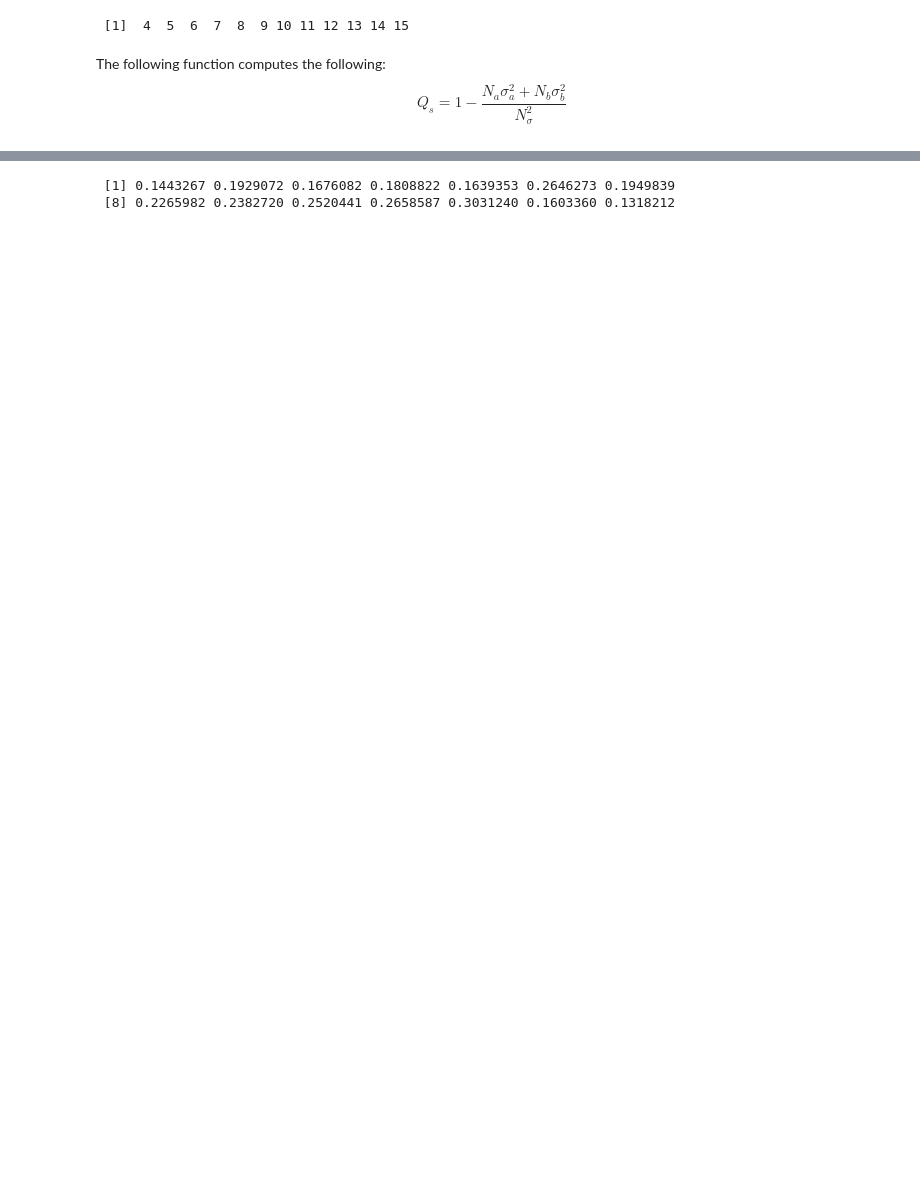
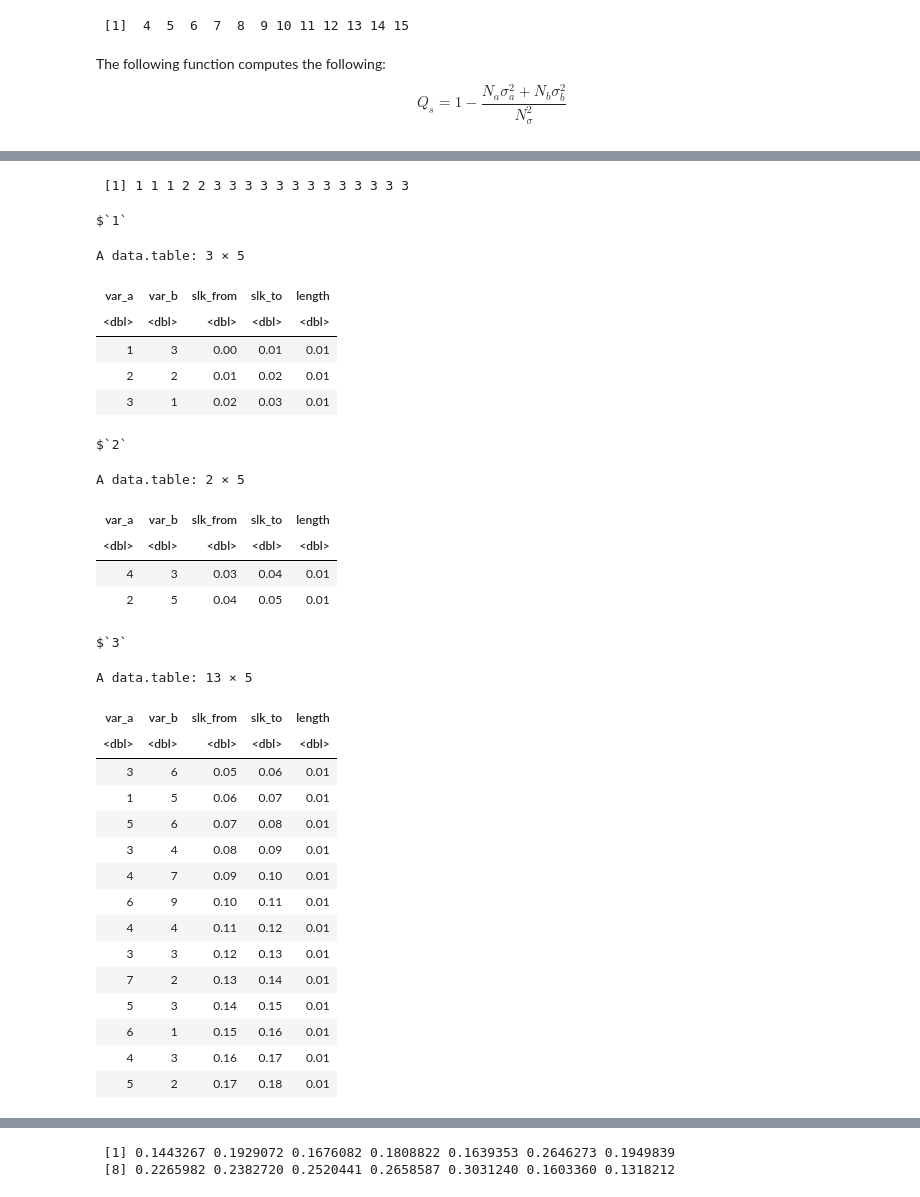
Before and after one commit to thehappycheese/homogeneous-segmentation, a Jupyter notebook: old_r_script/tests_of_old_r_code.ipynb, the cells around one changed output, grey strips where cells are left out. Saved outputs shown, nothing was run; the diff lists cells and outputs as text; code cells hidden in the pictures; blank space fills up the shorter version.

```diff
--- a/old_r_script/tests_of_old_r_code.ipynb
+++ b/old_r_script/tests_of_old_r_code.ipynb
@@ -237,0 +273,17 @@ A matrix: 12 × 2 of type dbl
+# %%
+maxk <- which(qvalue == max(qvalue)) + max(k_left)
+#ss<-c(4,6)
+ss<-maxk
+ss
+
+k1 <- c(1, ss)
+k1
+
+k2 <- c(ss - 1, nrow(data))
+k2
+
+ll <- k2 - k1 + 1
+ll
+
+cum.ll <- c(0, cumsum(ll))
+cum.ll
@@ -237,0 +296,38 @@ A matrix: 12 × 2 of type dbl
+# %%
+segid <- c(rep(1:length(ll), ll))
+segid
+
+segdatalist <- split(data, segid)
+segdatalist
+# %% [output]
+ [1] 1 1 1 2 2 3 3 3 3 3 3 3 3 3 3 3 3 3
+$`1`
+A data.table: 3 × 5
+| var_a | var_b | slk_from | slk_to | length |
+| <dbl> | <dbl> | <dbl> | <dbl> | <dbl> |
+| 1 | 3 | 0.00 | 0.01 | 0.01 |
+| 2 | 2 | 0.01 | 0.02 | 0.01 |
+| 3 | 1 | 0.02 | 0.03 | 0.01 |
+$`2`
+A data.table: 2 × 5
+| var_a | var_b | slk_from | slk_to | length |
+| <dbl> | <dbl> | <dbl> | <dbl> | <dbl> |
+| 4 | 3 | 0.03 | 0.04 | 0.01 |
+| 2 | 5 | 0.04 | 0.05 | 0.01 |
+$`3`
+A data.table: 13 × 5
+| var_a | var_b | slk_from | slk_to | length |
+| <dbl> | <dbl> | <dbl> | <dbl> | <dbl> |
+| 3 | 6 | 0.05 | 0.06 | 0.01 |
+| 1 | 5 | 0.06 | 0.07 | 0.01 |
+| 5 | 6 | 0.07 | 0.08 | 0.01 |
+| 3 | 4 | 0.08 | 0.09 | 0.01 |
+| 4 | 7 | 0.09 | 0.10 | 0.01 |
+| 6 | 9 | 0.10 | 0.11 | 0.01 |
+| 4 | 4 | 0.11 | 0.12 | 0.01 |
+| 3 | 3 | 0.12 | 0.13 | 0.01 |
+| 7 | 2 | 0.13 | 0.14 | 0.01 |
+| 5 | 3 | 0.14 | 0.15 | 0.01 |
+| 6 | 1 | 0.15 | 0.16 | 0.01 |
+| 4 | 3 | 0.16 | 0.17 | 0.01 |
+| 5 | 2 | 0.17 | 0.18 | 0.01 |
```
Also changed, not shown: parts of 20 cells of this notebook, 1 other file.
